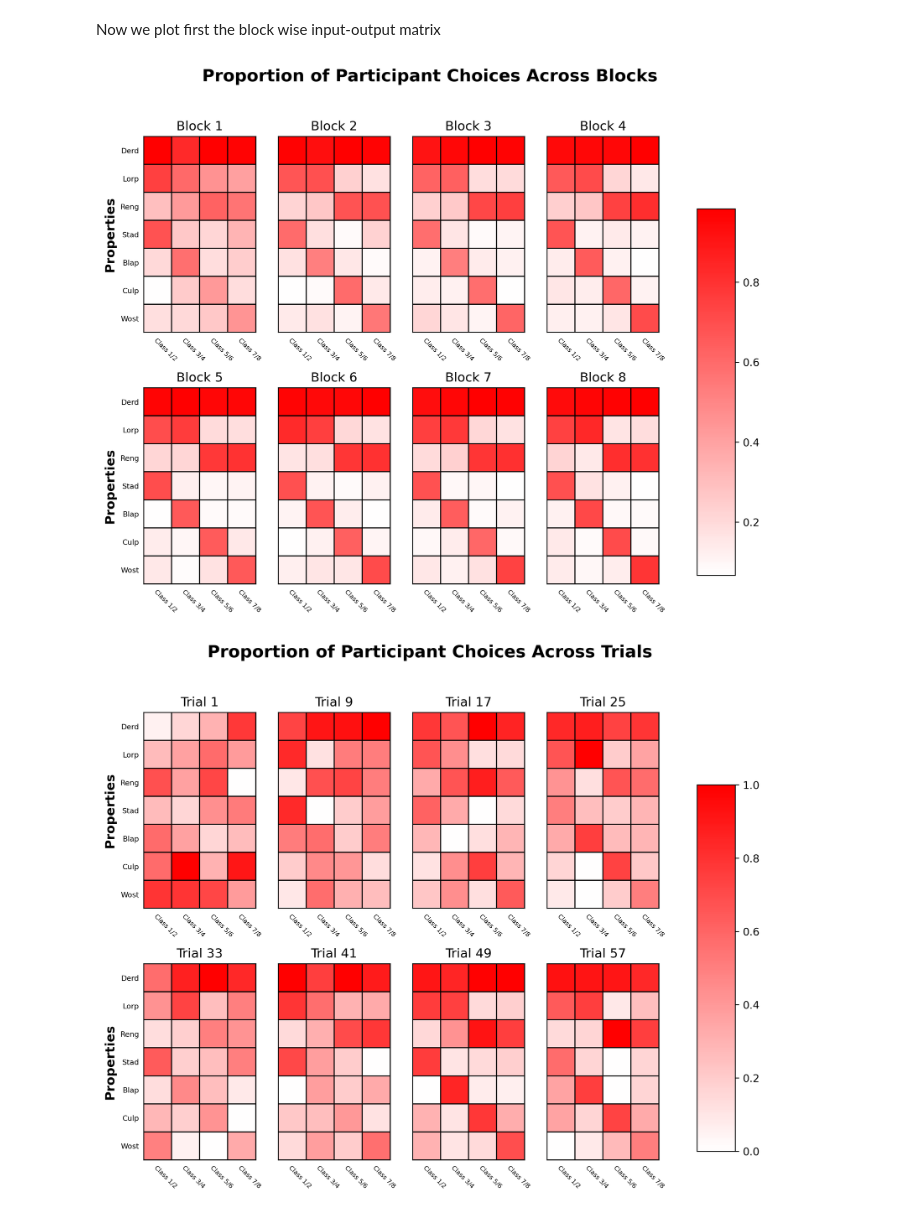
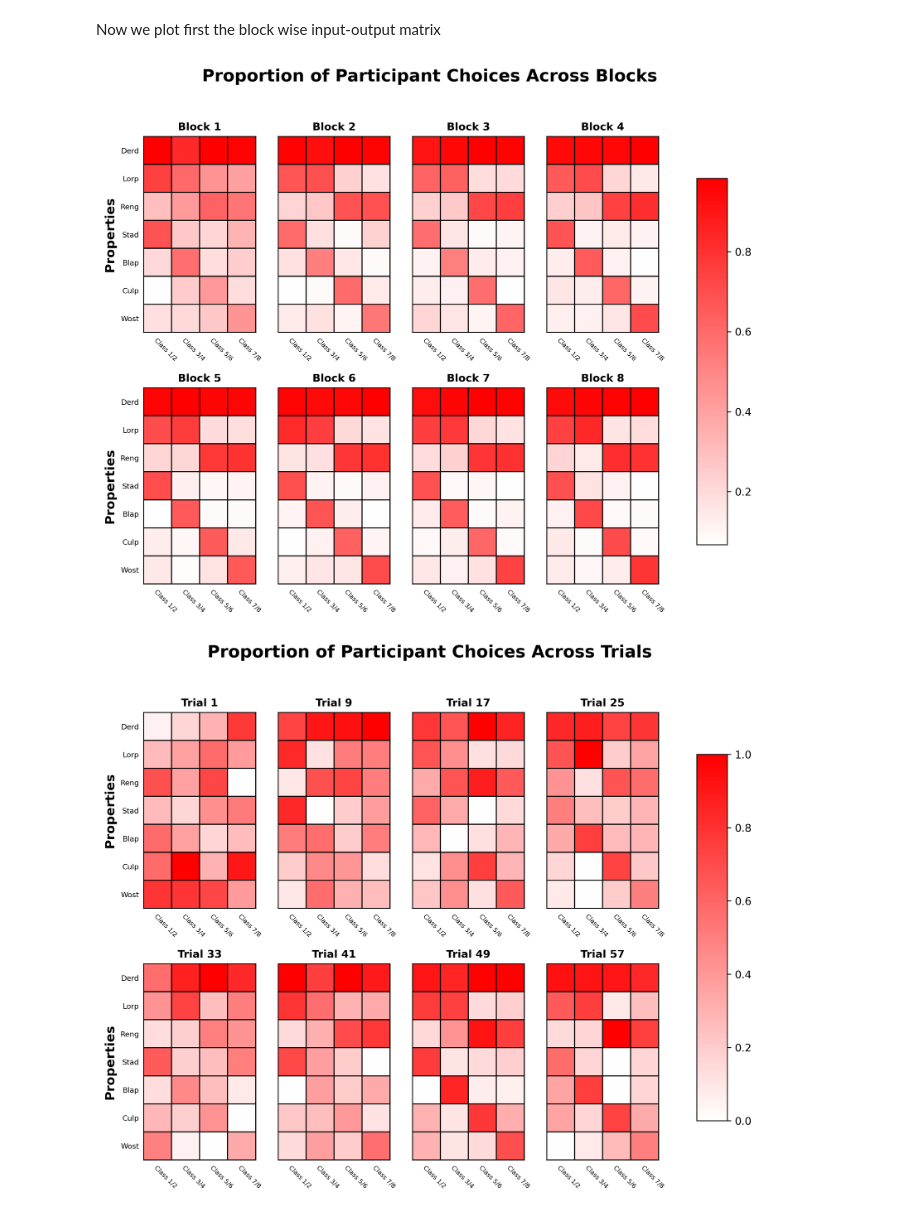
Before and after one commit to JirkoRu/analysis_scripts, a Jupyter notebook: input_output_matrix/corr_matrix.ipynb, the cells around one changed output. Drawn from its saved outputs; the diff is of its cells as text; code cells hidden in the pictures.

Commit message:
fixed bug and made changes to plots

```diff
--- a/input_output_matrix/corr_matrix.ipynb
+++ b/input_output_matrix/corr_matrix.ipynb
@@ -192,7 +192,7 @@ def plot_inout_matrix(in_out_matrix, fig_name, fig_title, unit_str, increment):
 
     for i, ax in enumerate(axes.flatten()):
 
-        ax.set_title(unit_str + " " + str(i* increment+1))
+        ax.set_title(unit_str + " " + str(i* increment+1), fontweight='bold', fontsize = 10)
 
         # make grid
         ax.set_xticks(np.arange(-.5, len(x_tick_labels)), minor=True)
@@ -207,44 +207,38 @@ def plot_inout_matrix(in_out_matrix, fig_name, fig_title, unit_str, increment):
         ax.set_xticklabels(x_tick_labels, rotation= -45, fontsize=6, ha="left", rotation_mode="anchor")
 
         if i % 4 == 0:
             ax.set_ylabel("Properties",fontweight='bold', fontsize = 12)
             ax.set_yticks(range(len(y_tick_labels)))
             ax.set_yticklabels(y_tick_labels, fontsize=7)
             ax.tick_params(labeltop=False, labelbottom = True)
 
         else:
             ax.tick_params(labelleft=False, labeltop=False, labelbottom = True)
 
-
-    # Aesthetics
-    # ax.set_ylim(0.3, 1.05)
-    # ax.set_xlabel('Block #')
-    # ax.set_ylabel('Accuracy')
-
     # add a supertitle
     fig.suptitle(fig_title, fontweight='bold', fontsize = 16)
 
     # add a colourbar
     fig.subplots_adjust(right=0.8)
-    cbar_ax = fig.add_axes([0.85, 0.15, 0.05, 0.6])
+    cbar_ax = fig.add_axes([0.85, 0.2, 0.04, 0.6])
     fig.colorbar(im, cax=cbar_ax)
 
     # plt.tight_layout()
 
     fig.savefig(fig_name)
 
 # print(os.getcwd())
 plot_inout_matrix(in_out_matrix,
                   'figure/in_out_matrix.png',
                   "Proportion of Participant Choices Across Blocks",
                   "Block",
                   1
                 )
 # %% [output]
-[figure, old version]
+[figure, new version]
 # %%
 plot_inout_matrix(in_out_matrix_trialwise,
                 'figure/in_out_matrix_first_trials.png', "Proportion of Participant Choices Across Trials",
                 "Trial", 8)
 # %% [output]
-[figure, old version]
+[figure, new version]
```
Also changed, not shown: 12 other files.
